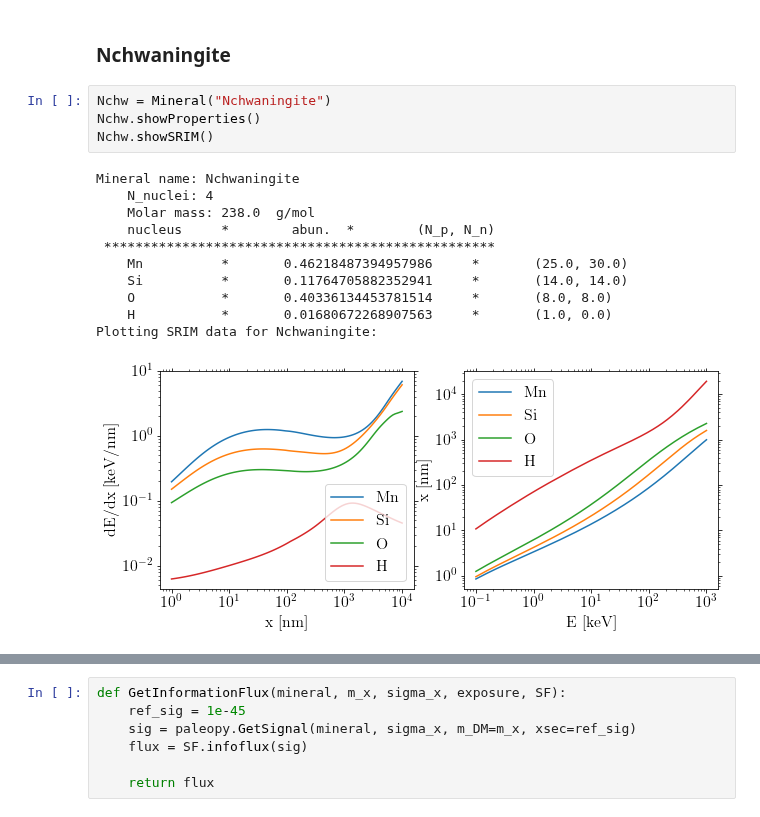
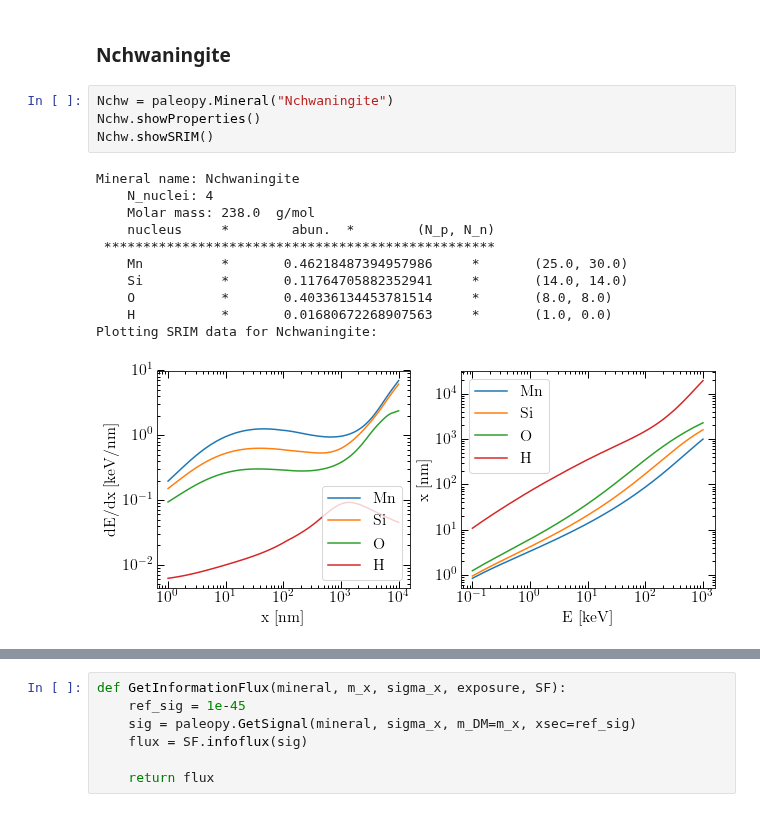
Before and after one commit to tedwards2412/paleo_detectors, a Jupyter notebook: Notebooks/PlotSpectra.ipynb, the cells around one changed output, grey strips where cells are left out. Cells and saved outputs as stored; diff of their text form.

```diff
--- a/Notebooks/PlotSpectra.ipynb
+++ b/Notebooks/PlotSpectra.ipynb
@@ -142,21 +145,21 @@ plotSpectrum(Hal)
 # %% [markdown]
 ### Nchwaningite
 # %%
-Nchw = Mineral("Nchwaningite")
+Nchw = paleopy.Mineral("Nchwaningite")
 Nchw.showProperties()
 Nchw.showSRIM()
 # %% [output]
 Mineral name: Nchwaningite
     N_nuclei: 4
     Molar mass: 238.0  g/mol
     nucleus     *        abun.  *        (N_p, N_n)
  **************************************************
     Mn          *       0.46218487394957986     *       (25.0, 30.0)
     Si          *       0.11764705882352941     *       (14.0, 14.0)
     O           *       0.40336134453781514     *       (8.0, 8.0)
     H           *       0.01680672268907563     *       (1.0, 0.0)
 Plotting SRIM data for Nchwaningite:
-[figure, old version]
+[figure, new version]
 # %%
 plotSpectrum(Nchw)
 # %% [output]
```
Also changed, not shown: parts of 28 cells of this notebook, 19 other files.
